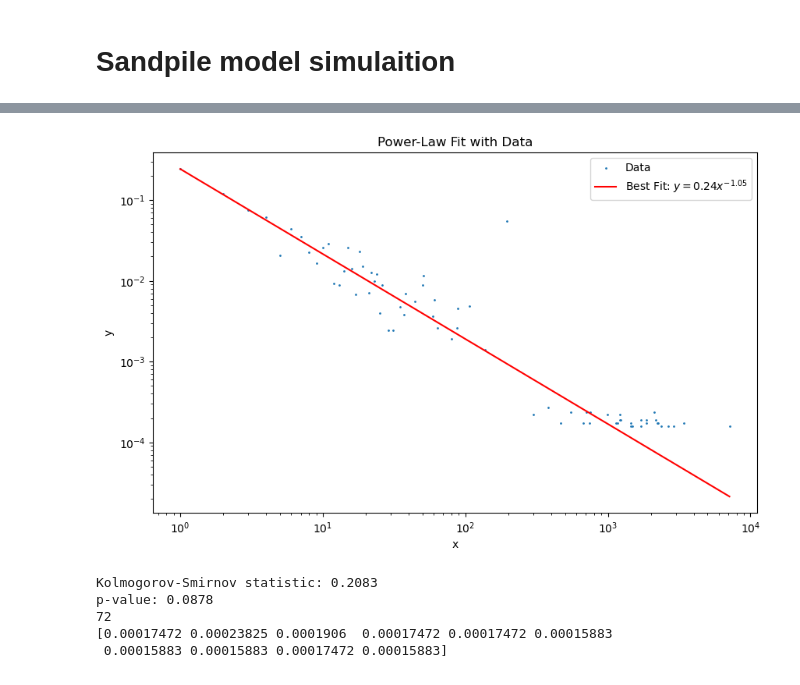
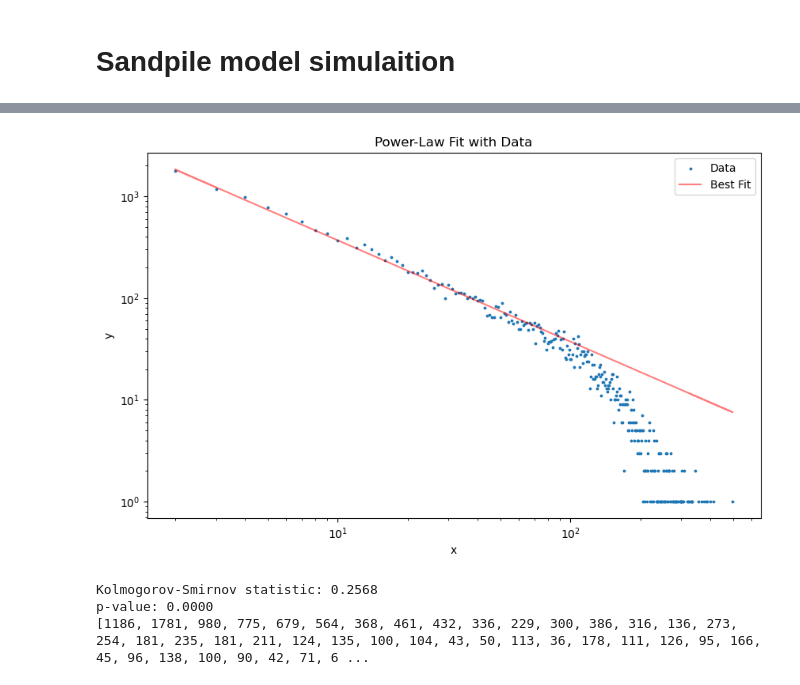
Before and after one commit to Isi2000/SANDPILE, a Jupyter notebook: isacco.ipynb, the cells around one changed output, grey strips where cells are left out. Cells and saved outputs as stored; diff of their text form; code cells hidden in the pictures.

```diff
--- a/isacco.ipynb
+++ b/isacco.ipynb
@@ -74,31 +73,0 @@ plt.show()
-# %%
-isacco = {}
-d = [k for k in sandpile.data if k not in [0]]
-for v in d:
-    if v not in isacco.keys():
-        isacco[v] = 1
-    else:
-        isacco[v] += 1
-plt.plot(sorted(isacco.values(), reverse=True))
-print(len(isacco.keys()))
-compressed_data = {}
-tot_l = len(isacco.keys())
-for idx, key in enumerate(isacco.keys()):
-    if idx < tot_l//30:
-        compressed_data[key] = isacco[key]
-    elif idx < tot_l//4 *3:
-        v += isacco[key]
-        if idx%3 == 10:
-            compressed_data[key] = v/3
-            v = 0
-    elif idx < tot_l:
-        v += isacco[key]
-        if idx%10  == 0:
-            compressed_data[key] = v/11
-            v = 0
-
-print(tot_l//500)
-print(tot_l//20)
-print(tot_l//100)
-
-#print(len(sorted(compressed_data.keys())))
@@ -118,10 +124,10 @@ from scipy.stats import kstest
 def power_law(x, a, b):
     return a * x**(-b)
 
-x_data = sorted(list((compressed_data.keys())))
+x_data = (list(isacco.keys()))
 
-y_data = np.array(list(compressed_data.values()))
-y_data = y_data / sum(y_data)  # Normalize the data
+y_data = (list(isacco.values()))
+#y_data = y_data / sum(y_data)  # Normalize the data
 
 
 
@@ -130,40 +136,37 @@ popt, _ = curve_fit(power_law, x_data, y_data)
 
 # Extract the optimal parameters
 a_opt, b_opt = popt
 
 # Generate fitted curve data
 y_fit = power_law(np.array(x_data), a_opt, b_opt)
 
 # Plot the data and the fit on a log-log scale
 plt.figure(figsize=(10, 6))
-plt.scatter(x_data, y_data, s=1, label='Data')
+plt.scatter(x_data, y_data, s=3, label='Data')
 #plt.plot(y_data, label='Data')
 
-plt.plot(x_data, y_fit, color='red', label=f'Best Fit: $y = {a_opt:.2f}x^{{-{b_opt:.2f}}}$')
+plt.plot(x_data, y_fit, color='red', label=f'Best Fit', alpha = 0.5)
 plt.xscale('log')
 plt.yscale('log')
 plt.xlabel('x')
 plt.ylabel('y')
 plt.title('Power-Law Fit with Data')
 plt.legend()
 plt.show()
 
 # Perform the KS test comparing the normalized data to the power-law distribution
 cdf_empirical = np.cumsum(y_data) / np.sum(y_data)
 cdf_theoretical = np.cumsum((np.array(x_data) ** (-b_opt)) / np.sum(np.array(x_data) ** (-b_opt)))
 
 ks_statistic, p_value = kstest(cdf_empirical, cdf_theoretical)
 
 # Print the results
 print(f"Kolmogorov-Smirnov statistic: {ks_statistic:.4f}")
 print(f"p-value: {p_value:.4f}")
 
-print(len(x_data))
-print(y_data[-10:])
+print(y_data)
 # %% [output]
-[figure, old version]
+[figure, new version]
-Kolmogorov-Smirnov statistic: 0.2083
-p-value: 0.0878
-72
-[0.00017472 0.00023825 0.0001906  0.00017472 0.00017472 0.00015883
- 0.00015883 0.00015883 0.00017472 0.00015883]
+Kolmogorov-Smirnov statistic: 0.2568
+p-value: 0.0000
+[1186, 1781, 980, 775, 679, 564, 368, 461, 432, 336, 229, 300, 386, 316, 136, 273, 254, 181, 235, 181, 211, 124, 135, 100, 104, 43, 50, 113, 36, 178, 111, 126, 95, 166, 45, 96, 138, 100, 90, 42, 71, 6 ...
```
Also changed, not shown: parts of 5 cells of this notebook, 3 other files.
